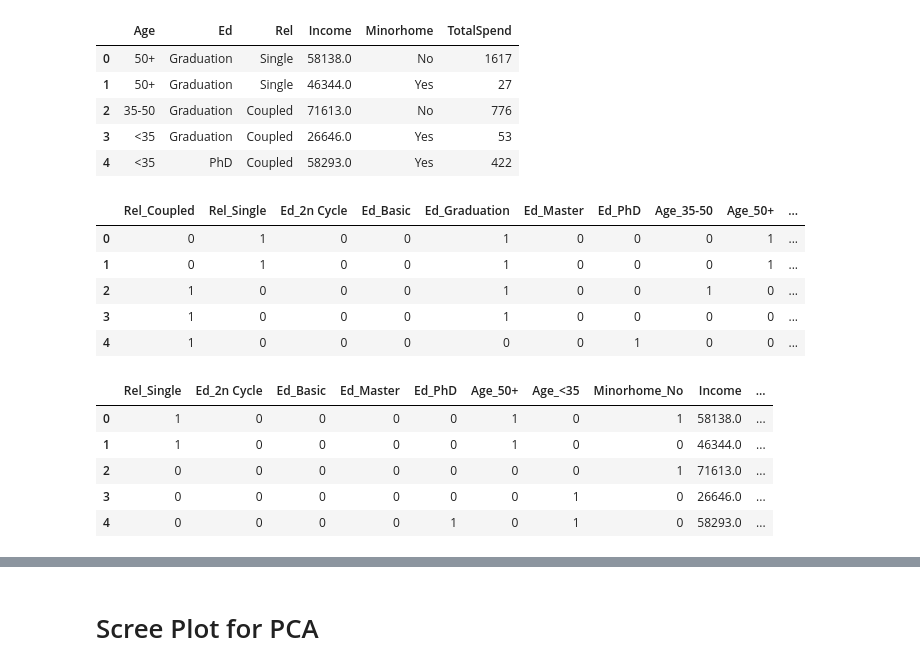
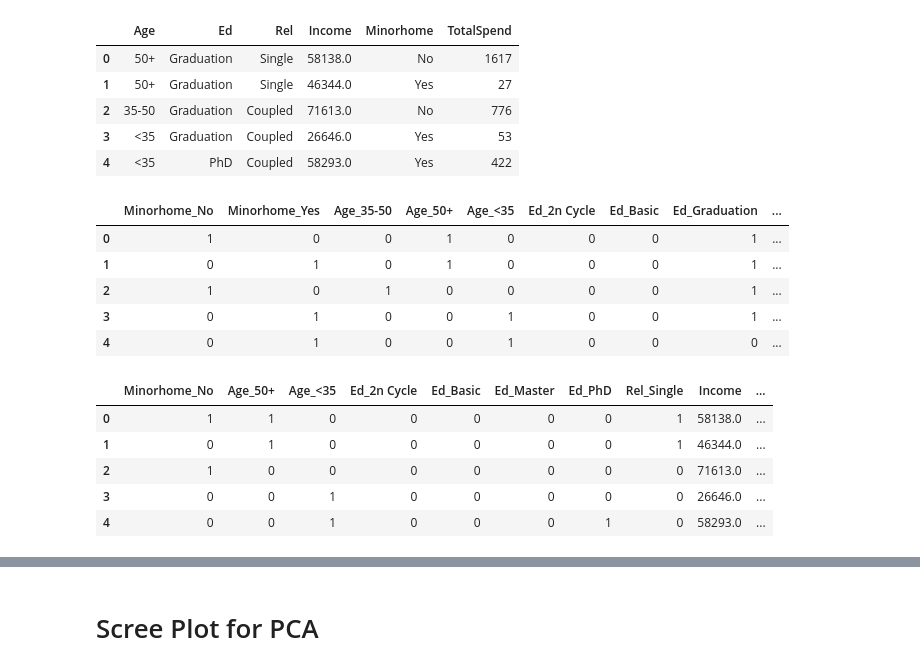
Before and after one commit to saranshkr/customer-profile-analysis, a Jupyter notebook: clustering-model.ipynb, the cells around one changed output, grey strips where cells are left out. Drawn from its saved outputs; the diff is of its cells as text; code cells hidden in the pictures.

```diff
--- a/clustering-model.ipynb
+++ b/clustering-model.ipynb
@@ -61,32 +61,29 @@ df.head()
 | 3 | <35 | Graduation | Coupled | 26646.0 | Yes | 53 |
 | 4 | <35 | PhD | Coupled | 58293.0 | Yes | 422 |
 # %%
-def encode_and_bind(dataframe, feature):
-    dummies = pd.get_dummies(dataframe[[feature]])
+def encode_and_bind(dataframe, features):
+    dummies = pd.get_dummies(dataframe[features])
     res = pd.concat([dummies, dataframe], axis=1)
-    res = res.drop([feature], axis=1)
+    res = res.drop(columns=features)
     return(res)
 # %%
-df = encode_and_bind(dataframe=df, feature='Minorhome')
-df = encode_and_bind(dataframe=df, feature='Age')
-df = encode_and_bind(dataframe=df, feature='Ed')
-df = encode_and_bind(dataframe=df, feature='Rel')
+df = encode_and_bind(dataframe=df, features=['Minorhome', 'Age', 'Ed', 'Rel'])
 df.head()
 # %% [output]
-|  | Rel_Coupled | Rel_Single | Ed_2n Cycle | Ed_Basic | Ed_Graduation | Ed_Master | Ed_PhD | Age_35-50 | Age_50+ | ... |
-| 0 | 0 | 1 | 0 | 0 | 1 | 0 | 0 | 0 | 1 | ... |
-| 1 | 0 | 1 | 0 | 0 | 1 | 0 | 0 | 0 | 1 | ... |
-| 2 | 1 | 0 | 0 | 0 | 1 | 0 | 0 | 1 | 0 | ... |
-| 3 | 1 | 0 | 0 | 0 | 1 | 0 | 0 | 0 | 0 | ... |
-| 4 | 1 | 0 | 0 | 0 | 0 | 0 | 1 | 0 | 0 | ... |
+|  | Minorhome_No | Minorhome_Yes | Age_35-50 | Age_50+ | Age_<35 | Ed_2n Cycle | Ed_Basic | Ed_Graduation | ... |
+| 0 | 1 | 0 | 0 | 1 | 0 | 0 | 0 | 1 | ... |
+| 1 | 0 | 1 | 0 | 1 | 0 | 0 | 0 | 1 | ... |
+| 2 | 1 | 0 | 1 | 0 | 0 | 0 | 0 | 1 | ... |
+| 3 | 0 | 1 | 0 | 0 | 1 | 0 | 0 | 1 | ... |
+| 4 | 0 | 1 | 0 | 0 | 1 | 0 | 0 | 0 | ... |
 # %%
 df = df.drop(['Rel_Coupled', 'Ed_Graduation', 'Age_35-50', 'Minorhome_Yes'], axis=1)
 df.head()
 # %% [output]
-|  | Rel_Single | Ed_2n Cycle | Ed_Basic | Ed_Master | Ed_PhD | Age_50+ | Age_<35 | Minorhome_No | Income | ... |
-| 0 | 1 | 0 | 0 | 0 | 0 | 1 | 0 | 1 | 58138.0 | ... |
-| 1 | 1 | 0 | 0 | 0 | 0 | 1 | 0 | 0 | 46344.0 | ... |
-| 2 | 0 | 0 | 0 | 0 | 0 | 0 | 0 | 1 | 71613.0 | ... |
-| 3 | 0 | 0 | 0 | 0 | 0 | 0 | 1 | 0 | 26646.0 | ... |
-| 4 | 0 | 0 | 0 | 0 | 1 | 0 | 1 | 0 | 58293.0 | ... |
+|  | Minorhome_No | Age_50+ | Age_<35 | Ed_2n Cycle | Ed_Basic | Ed_Master | Ed_PhD | Rel_Single | Income | ... |
+| 0 | 1 | 1 | 0 | 0 | 0 | 0 | 0 | 1 | 58138.0 | ... |
+| 1 | 0 | 1 | 0 | 0 | 0 | 0 | 0 | 1 | 46344.0 | ... |
+| 2 | 1 | 0 | 0 | 0 | 0 | 0 | 0 | 0 | 71613.0 | ... |
+| 3 | 0 | 0 | 1 | 0 | 0 | 0 | 0 | 0 | 26646.0 | ... |
+| 4 | 0 | 0 | 1 | 0 | 0 | 0 | 1 | 0 | 58293.0 | ... |
 # %%
```
Also changed, not shown: parts of 16 cells of this notebook.
